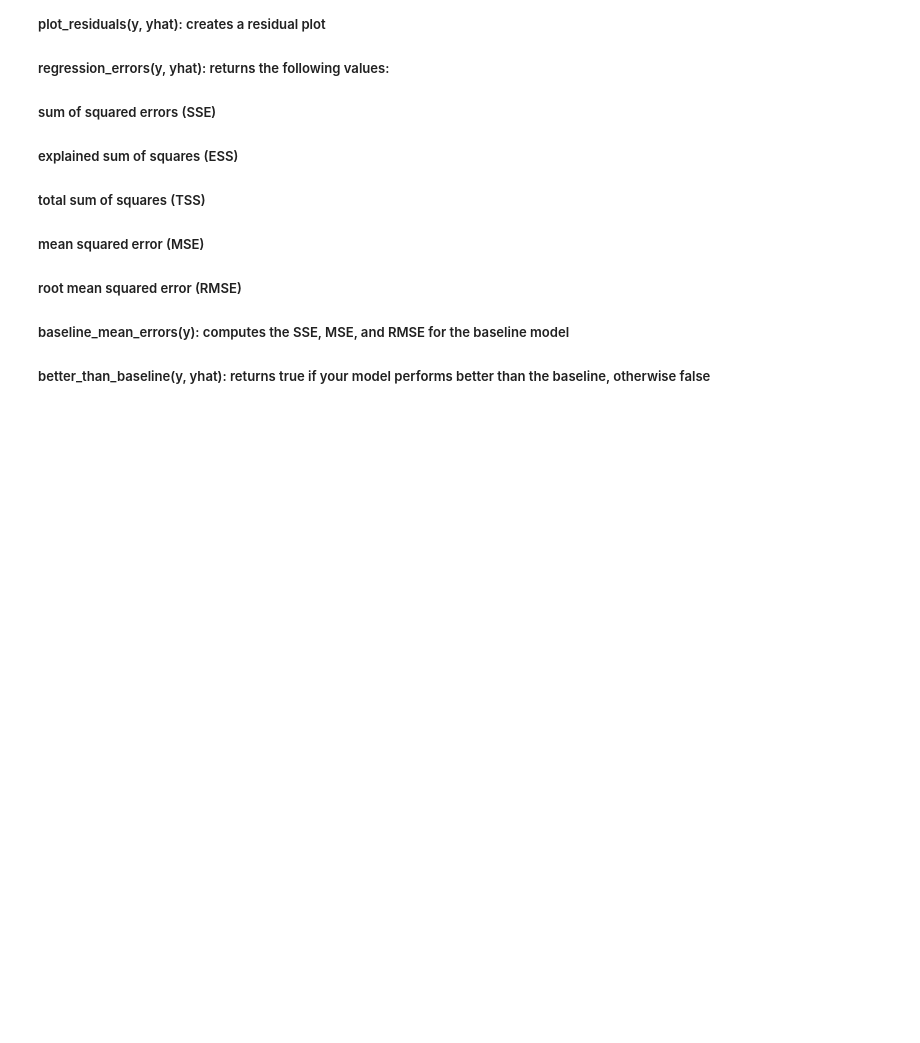
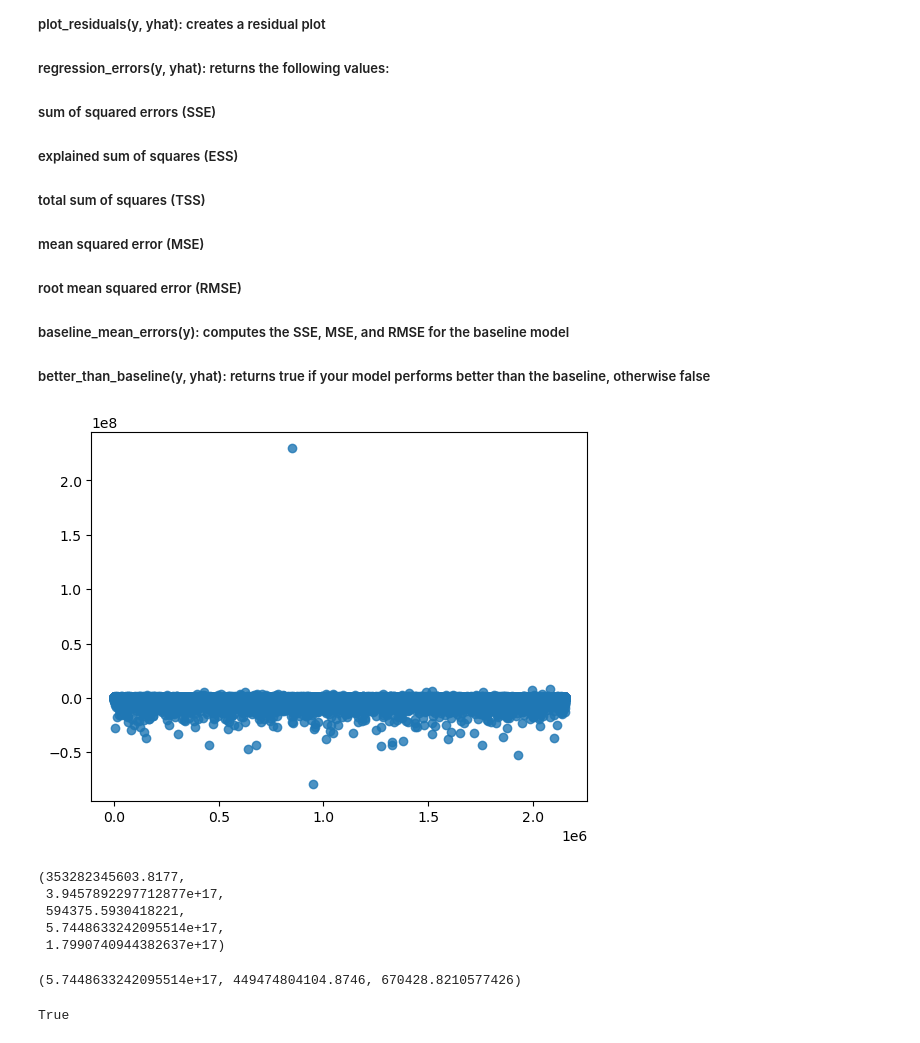
Before and after one commit to Alfred-W-S-Pirovits-Jr/regression-exercises, a Jupyter notebook: evaluate.ipynb, the cells around one changed output. Drawn from its saved outputs; the diff is of its cells as text; code cells hidden in the pictures; blank space fills up the shorter version.

```diff
--- a/evaluate.ipynb
+++ b/evaluate.ipynb
@@ -197,3 +213,14 @@ YES
 ##### root mean squared error (RMSE)
 ##### baseline_mean_errors(y): computes the SSE, MSE, and RMSE for the baseline model
 ##### better_than_baseline(y, yhat): returns true if your model performs better than the baseline, otherwise false
+# %%
+
+
+def plot_residuals(y, yhat):
+
+        results_sample = results.sample(n=10000, random_state=823)
+        sns.regplot(data=results.reset_index(), x=results.index, y=yhat - y)
+
+plot_residuals(results.tax_value, results.predictions)
+# %% [output]
+[figure, added]
@@ -199,0 +236,18 @@ YES
+# %%
+regression_errors(results.tax_value, results.predictions)
+# %% [output]
+(353282345603.8177,
+ 3.9457892297712877e+17,
+ 594375.5930418221,
+ 5.7448633242095514e+17,
+ 1.7990740944382637e+17)
+# %%
+def baseline_mean_errors(y):
+    SSE = sum((y - y.mean())**2)
+    MSE = SSE / len(y)
+    RMSE = sqrt(MSE)
+    return SSE, MSE, RMSE
+
+baseline_mean_errors(results.tax_value)
+# %% [output]
+(5.7448633242095514e+17, 449474804104.8746, 670428.8210577426)
@@ -199,0 +260,4 @@ YES
+# %%
+better_than_baseline(results.tax_value, results.predictions)
+# %% [output]
+True
```
Also changed, not shown: parts of 3 cells of this notebook.
